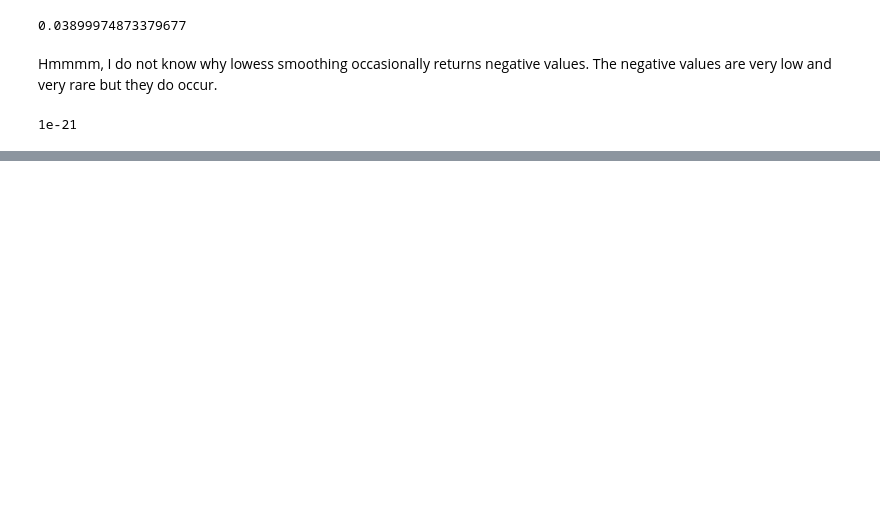
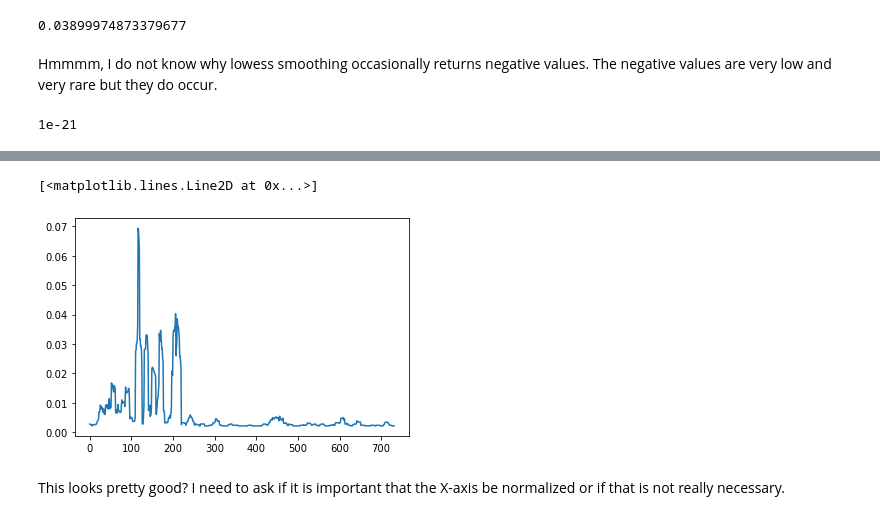
Before and after one commit to Raif-fl/Fall_2021_Work_journal, a Jupyter notebook: KL_divergence/Untitled.ipynb, the cells around one changed output, grey strips where cells are left out. Drawn from its saved outputs; the diff is of its cells as text; code cells hidden in the pictures; blank space fills up the shorter version.

```diff
--- a/KL_divergence/Untitled.ipynb
+++ b/KL_divergence/Untitled.ipynb
@@ -115,0 +163,9 @@ for i in smoothed_vec_m:
+# %%
+pl = low_density(array,a = 0.0028,I = 10)
+# %%
+plt.plot(pl)
+# %% [output]
+[<matplotlib.lines.Line2D at 0x...>]
+[figure, added]
+# %% [markdown]
+This looks pretty good? I need to ask if it is important that the X-axis be normalized or if that is not really necessary.
```
Also changed, not shown: parts of 18 cells of this notebook, 1 other file.
